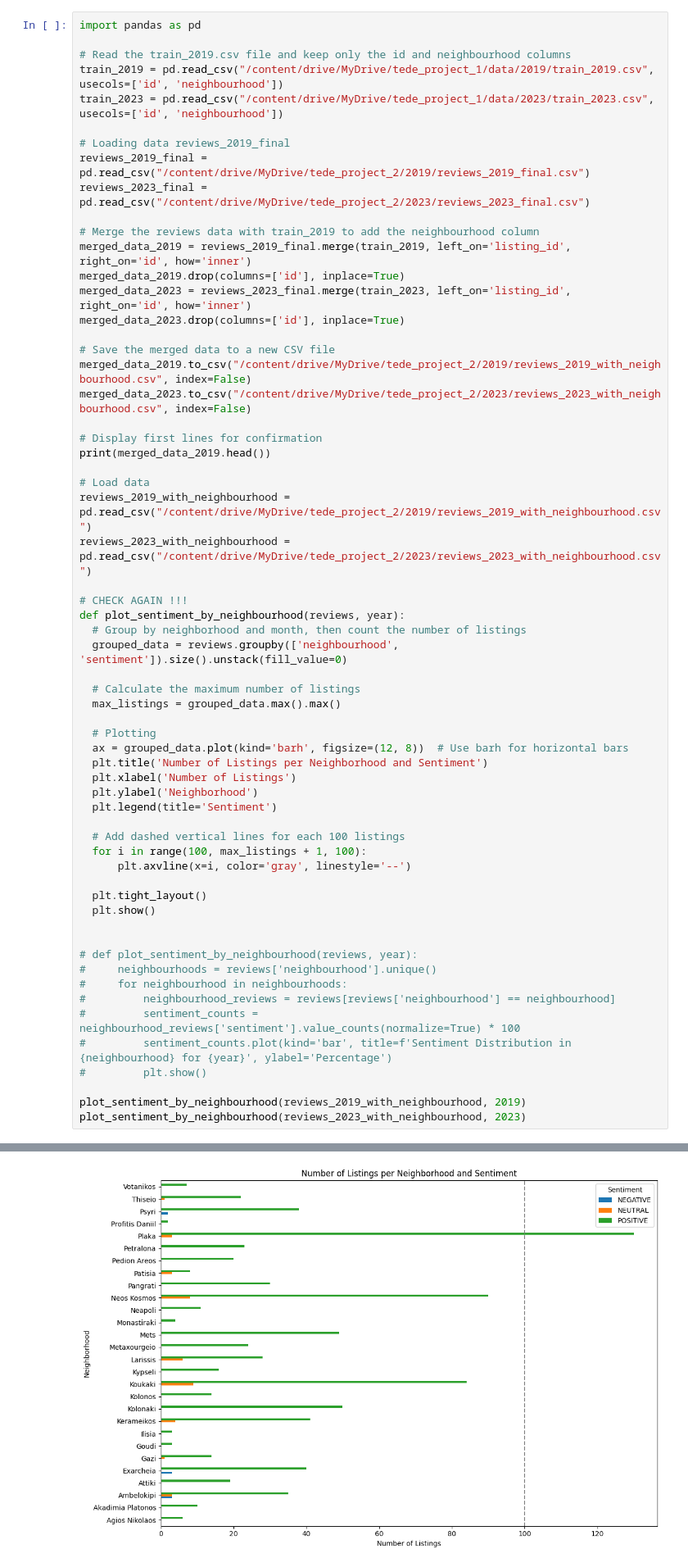
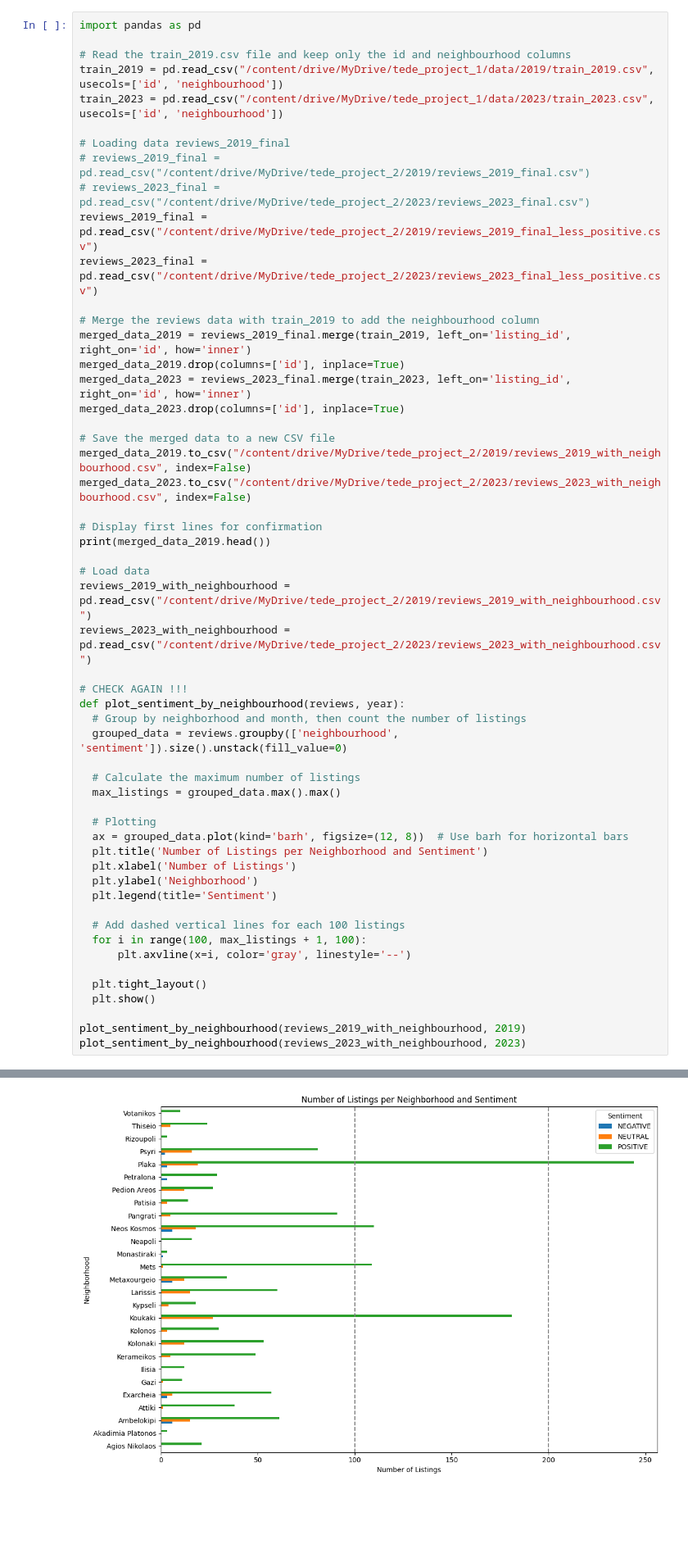
Before and after one commit to GeGou/TEDE, a Jupyter notebook: tede_project_2.ipynb, the cells around one changed output, grey strips where cells are left out. Shown at 82% size. Drawn from its saved outputs; the diff is of its cells as text; blank space fills up the shorter version.

```diff
--- a/tede_project_2.ipynb
+++ b/tede_project_2.ipynb
@@ -237,8 +277,10 @@ train_2019 = pd.read_csv("/content/drive/MyDrive/tede_project_1/data/2019/train_
 train_2023 = pd.read_csv("/content/drive/MyDrive/tede_project_1/data/2023/train_2023.csv", usecols=['id', 'neighbourhood'])
 
 # Loading data reviews_2019_final
-reviews_2019_final = pd.read_csv("/content/drive/MyDrive/tede_project_2/2019/reviews_2019_final.csv")
-reviews_2023_final = pd.read_csv("/content/drive/MyDrive/tede_project_2/2023/reviews_2023_final.csv")
+# reviews_2019_final = pd.read_csv("/content/drive/MyDrive/tede_project_2/2019/reviews_2019_final.csv")
+# reviews_2023_final = pd.read_csv("/content/drive/MyDrive/tede_project_2/2023/reviews_2023_final.csv")
+reviews_2019_final = pd.read_csv("/content/drive/MyDrive/tede_project_2/2019/reviews_2019_final_less_positive.csv")
+reviews_2023_final = pd.read_csv("/content/drive/MyDrive/tede_project_2/2023/reviews_2023_final_less_positive.csv")
 
 # Merge the reviews data with train_2019 to add the neighbourhood column
 merged_data_2019 = reviews_2019_final.merge(train_2019, left_on='listing_id', right_on='id', how='inner')
@@ -279,15 +321,6 @@ def plot_sentiment_by_neighbourhood(reviews, year):
   plt.tight_layout()
   plt.show()
 
-
-# def plot_sentiment_by_neighbourhood(reviews, year):
-#     neighbourhoods = reviews['neighbourhood'].unique()
-#     for neighbourhood in neighbourhoods:
-#         neighbourhood_reviews = reviews[reviews['neighbourhood'] == neighbourhood]
-#         sentiment_counts = neighbourhood_reviews['sentiment'].value_counts(normalize=True) * 100
-#         sentiment_counts.plot(kind='bar', title=f'Sentiment Distribution in {neighbourhood} for {year}', ylabel='Percentage')
-#         plt.show()
-
 plot_sentiment_by_neighbourhood(reviews_2019_with_neighbourhood, 2019)
 plot_sentiment_by_neighbourhood(reviews_2023_with_neighbourhood, 2023)
 # %% [output]
@@ -307 +340 @@ plot_sentiment_by_neighbourhood(reviews_2023_with_neighbourhood, 2023)
-[figure, old version]
+[figure, new version]
```
Also changed, not shown: parts of 17 cells of this notebook.
